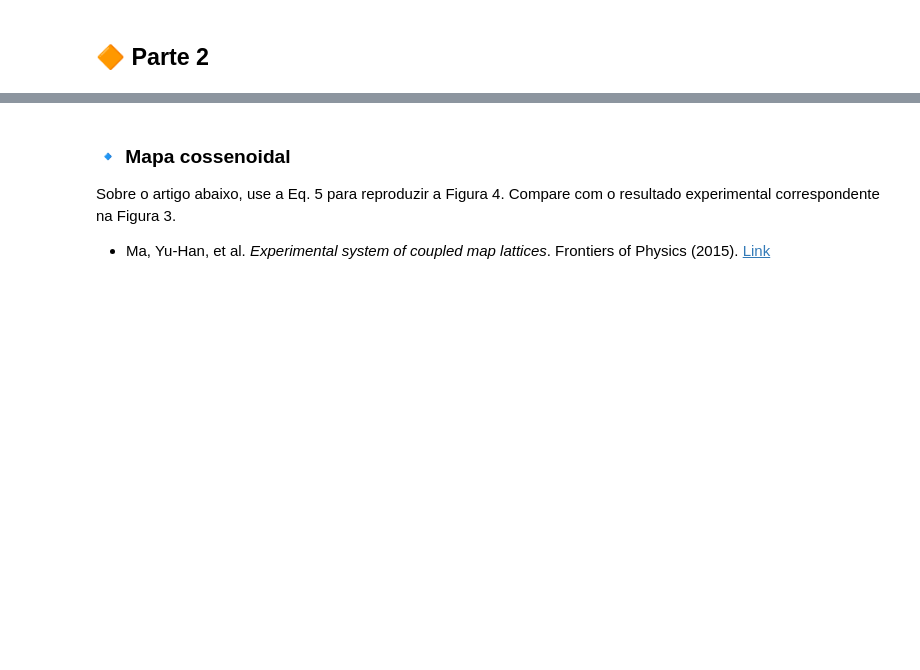
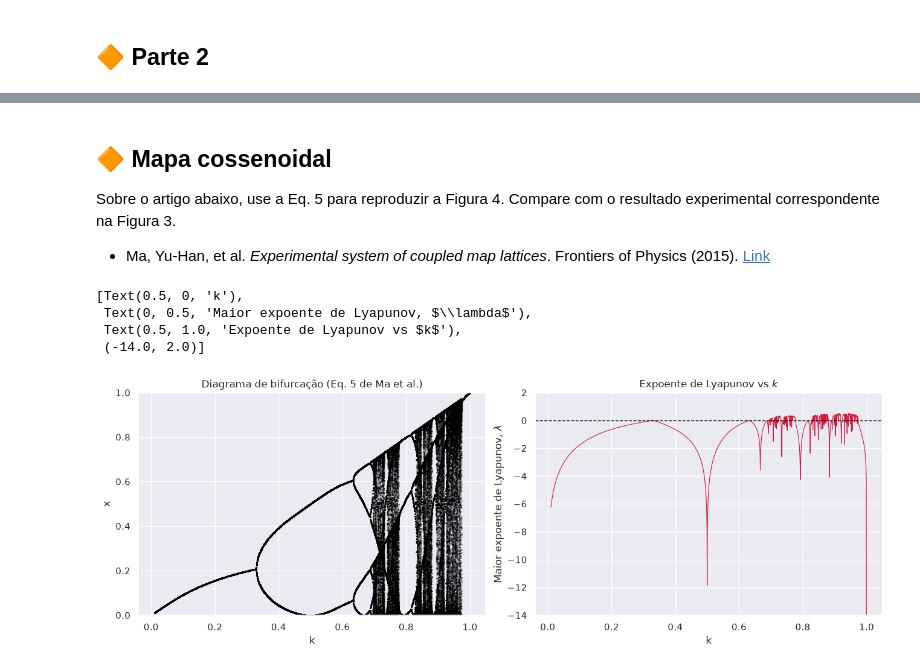
Before and after one commit to Guilherme-Ataliba/Fisica-com-Python-I, a Jupyter notebook: Atividades/Tarefa4/FP1_2026_pratica_4.ipynb, the cells around one changed output, grey strips where cells are left out. Cells and saved outputs as stored; diff of their text form; code cells hidden in the pictures; blank space fills up the shorter version.

```diff
--- a/Atividades/Tarefa4/FP1_2026_pratica_4.ipynb
+++ b/Atividades/Tarefa4/FP1_2026_pratica_4.ipynb
@@ -12,0 +38,3 @@ Vá à tabela do slide 36 desta [apresentação](https://docs.google.com/present
+# %%
+def expoente_lyapunov(orbita, derivada, parametro):
+    return np.mean(np.log(np.abs(derivada(orbita, parametro))))
@@ -18,3 +151,20 @@ Vá à tabela do slide 36 desta [apresentação](https://docs.google.com/present
 Sobre o artigo abaixo, use a Eq. 5 para obter computacionalmente os resultados equivalentes aos experimentais mostrados nas Figuras 5 e 7.
 
 * Suneel, Madhekar. *Electronic circuit realization of the logistic map*. Sadhana (2006). [Link](https://www.ias.ac.in/public/Volumes/sadh/031/01/0069-0078.pdf)
+# %%
+# Eq. (5) de Suneel
+def mapa_logistico_circuito(X, beta):
+    return beta * X * (10 - X) / 25
+
+
+def bifurcacao(mapa, parametros, x0, transiente=1_000, amostras=300):
+    x = np.full(parametros.size, x0)
+    for _ in range(transiente):
+        x = mapa(x, parametros)
+
+    valores = np.empty((parametros.size, amostras))
+    for i in range(amostras):
+        x = mapa(x, parametros)
+        valores[:, i] = x
+
+    return np.repeat(parametros, amostras), valores.ravel()
@@ -21,5 +213,5 @@ Sobre o artigo abaixo, use a Eq. 5 para obter computacionalmente os resultados e
 # %% [markdown]
-### 🔹 Mapa cossenoidal
+## 🔶 Mapa cossenoidal
 
 Sobre o artigo abaixo, use a Eq. 5 para reproduzir a Figura 4. Compare com o resultado experimental correspondente na Figura 3.
 
@@ -26,0 +249,22 @@ Sobre o artigo abaixo, use a Eq. 5 para reproduzir a Figura 4. Compare com o res
+# %%
+# Plotting
+
+fig, axs = plt.subplots(1, 2, figsize=(13, 4.5), constrained_layout=True)
+
+axs[0].scatter(ks_sim, x_sim, s=0.05, color="black")
+axs[0].set(xlabel="k", ylabel="x", title="Diagrama de bifurcação (Eq. 5 de Ma et al.)", ylim=(0, 1))
+
+axs[1].plot(KS, lam_cos, color="crimson", lw=0.8)
+axs[1].axhline(0, color="black", ls="--", lw=1)
+axs[1].set(
+    xlabel="k",
+    ylabel=r"Maior expoente de Lyapunov, $\lambda$",
+    title="Expoente de Lyapunov vs $k$",
+    ylim=(-14, 2),
+)
+# %% [output]
+[Text(0.5, 0, 'k'),
+ Text(0, 0.5, 'Maior expoente de Lyapunov, $\\lambda$'),
+ Text(0.5, 1.0, 'Expoente de Lyapunov vs $k$'),
+ (-14.0, 2.0)]
+[figure, added]
```
Also changed, not shown: parts of 18 cells of this notebook, 3 other files.
